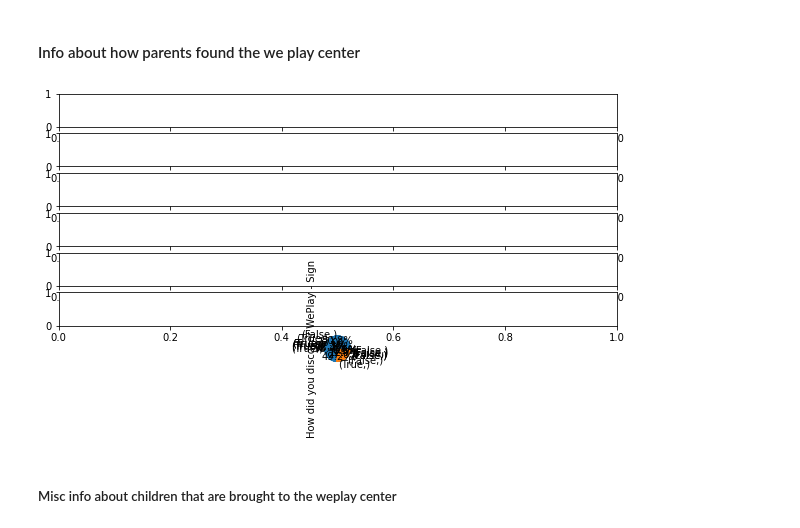
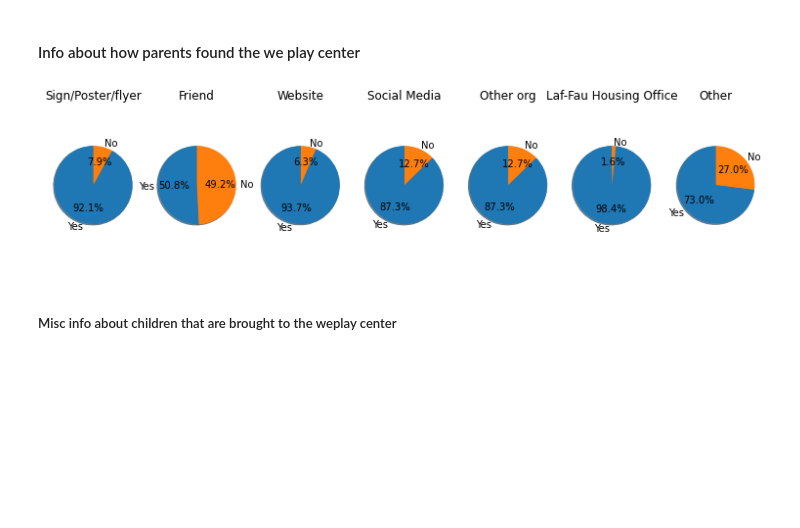
Before and after one commit to renarepenning/weplaynoladata, a Jupyter notebook: MilestoneTwo.ipynb, the cells around one changed output. Cells and saved outputs as stored; diff of their text form; code cells hidden in the pictures; blank space fills up the shorter version.

Commit message:
graphs

```diff
--- a/MilestoneTwo.ipynb
+++ b/MilestoneTwo.ipynb
@@ -74,20 +74,22 @@ adult_FD["Avg_Income"].value_counts().plot.pie(y="Avg_Income", ylabel="Average y
 # %%
 import matplotlib.pyplot as plt
 ## DF with info on how they found WPC
-cols = ["Sign/Poster/flyer", "Friend", "Website", "Social Media", "Other org", "Lafitte Fauborg Housing Office", "Other"]
+cols = ["Sign/Poster/flyer", "Friend", "Website", "Social Media", "Other org", "Laf-Fau Housing Office", "Other"]
 
 how_found_WPC = familySurveyDf.iloc[1:, 10:17]
 how_found_WPC.columns = [cols]
 
-#how_found_WPC.isna().value_counts().plot.pie(y=cols,ylabel="How did you discover WePlay", subplots=True, autopct='%1.1f%%')
+fig1, ax1 = plt.subplots(nrows=1,ncols=7,figsize=(13,3))
+for i, c in enumerate(cols):
+    ax1[i].pie(how_found_WPC[c].isna().value_counts(), autopct='%1.1f%%', labels=["Yes", "No"],
+            shadow=True, startangle=90)
+    ax1[i].set_title(cols[i])
+    ax1[i].set_xlabel('')
+    ax1[i].axis('equal')  # Equal aspect ratio ensures that pie is drawn as a circle.
 
-fig, axes = plt.subplots(nrows=7,ncols=1, figsize=(10,5))
-
-for i, c in enumerate(cols):
-    p = how_found_WPC[c].isna().value_counts().plot.pie(y=cols,ylabel="How did you discover WePlay - Sign", subplots=False, autopct='%1.1f%%')
-    p.plot(ax=axes[i])
+plt.show()
 # %% [output]
-[figure, old version]
+[figure, new version]
 # %% [markdown]
 ##### Misc info about children that are brought to the weplay center
 # %%
```
Also changed, not shown: parts of 7 cells of this notebook.
